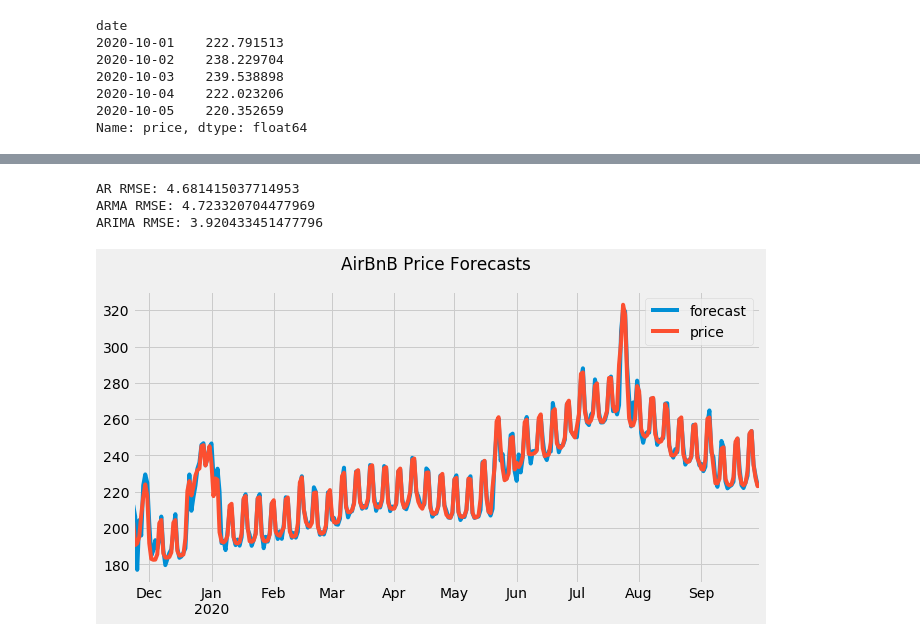
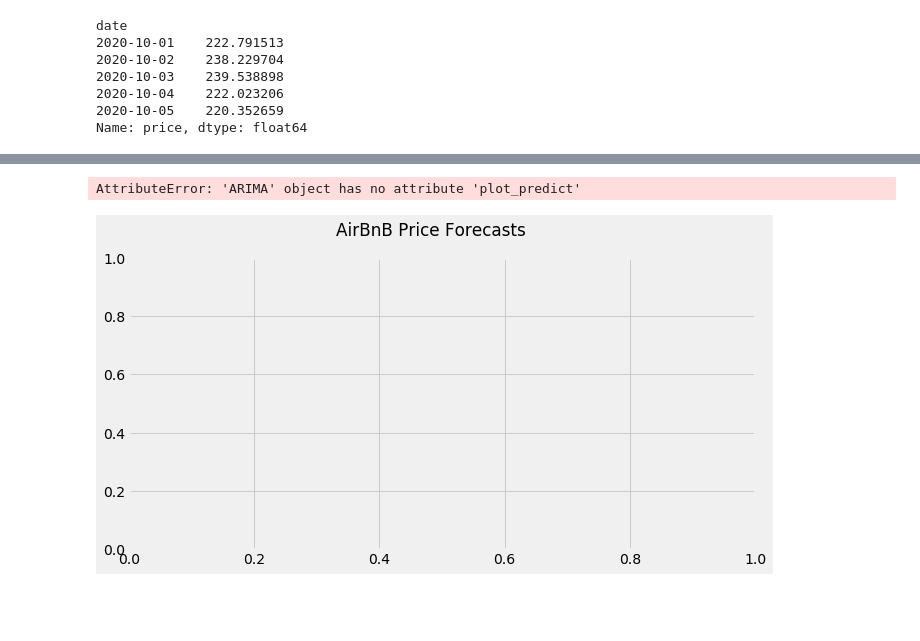
Before and after one commit to Shen-Andrew/Cogs108-Group-Project, a Jupyter notebook: ARIMA modeling.ipynb, the cells around one changed output, grey strips where cells are left out. Cells and saved outputs as stored; diff of their text form; code cells hidden in the pictures; blank space fills up the shorter version.

Commit message:
Started work on dynamic prediction

```diff
--- a/ARIMA modeling.ipynb
+++ b/ARIMA modeling.ipynb
@@ -139,9 +153,0 @@ arma_res = arma_model.fit()
-# %%
-diff_search = pd.DataFrame(columns=["aic", "bic", "rmse"])
-for i in [0, 2]:
-    arima_model = ARIMA(train_part, order=(9, i, 6))
-    arima_res = arima_model.fit()
-    diff_search.loc[i] = (arima_res.aic, arima_res.bic, calculate_rmse(arima_res))
-fig, (ax1, ax2) = plt.subplots(1, 2, figsize=(15, 5))
-diff_search.plot(y=["aic", "bic"], ax=ax1)
-diff_search.plot(y="rmse", ax=ax2);
@@ -154,17 +154,10 @@ arima_res = arima_model.fit()
-# %%
-print("AR RMSE:", calculate_rmse(ar_res))
-print("ARMA RMSE:", calculate_rmse(arma_res))
-print("ARIMA RMSE:", calculate_rmse(arima_res))
-# %% [output]
-AR RMSE: 4.681415037714953
-ARMA RMSE: 4.723320704477969
-ARIMA RMSE: 3.920433451477796
 # %%
 fig, ax = plt.subplots(figsize=(10, 5))
 fig.suptitle("AirBnB Price Forecasts")
-arima_res.plot_predict(ax=ax);
+arima_model.plot_predict(ax=ax);
 # %% [output]
+AttributeError: 'ARIMA' object has no attribute 'plot_predict'
-[figure, old version]
+[figure, new version]
 # %%
 fig, ax = plt.subplots(figsize=(10, 5))
 fig.suptitle("AirBnB Price Forecasts(March 2020)")
```
Also changed, not shown: parts of 21 cells of this notebook, 1 other file.
